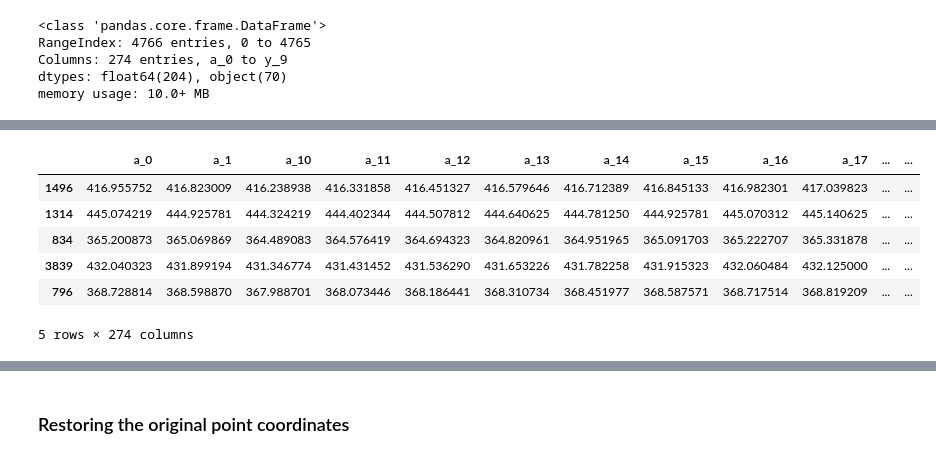
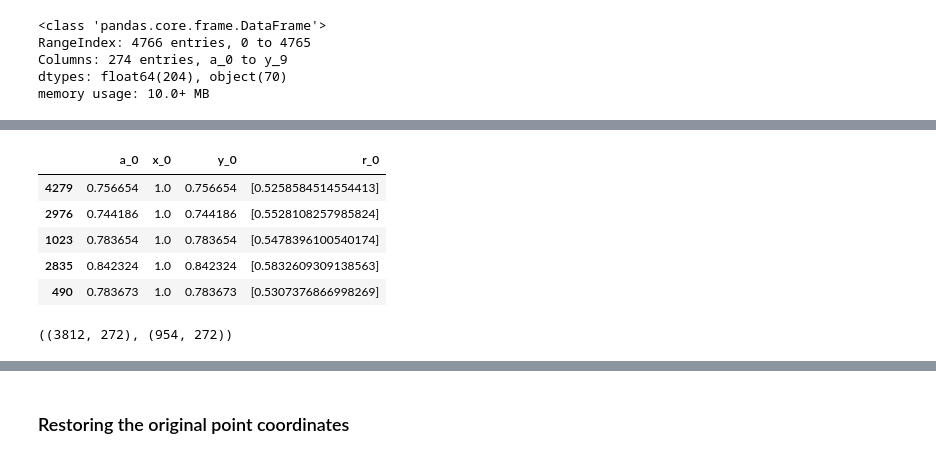
Before and after one commit to yuriimchg/emotions_from_webcam, a Jupyter notebook: training/research.ipynb, the cells around one changed output, grey strips where cells are left out. Drawn from its saved outputs; the diff is of its cells as text; code cells hidden in the pictures.

```diff
--- a/training/research.ipynb
+++ b/training/research.ipynb
@@ -108,28 +111,29 @@ def shape_to_np(shape, dtype="int", landmarks_count=68):
     return point
 
 
-def get_normalized_coords(shape, w, h):
+def get_normalized_coords(shape):
     face_landmarks = np.zeros(shape.shape)
 
     x_max = shape[:, 0].max()
+    x_min = shape[:, 0].min()
     y_max = shape[:, 1].max()
-    x_min = shape[:, 0].min()
     y_min = shape[:, 1].min()
 
     face_landmarks[:, 0] = (x_max - shape[:, 0]) / (x_max - x_min)
-    face_landmarks[:, 1] = (y_max - shape[:, 1] / (y_max - y_min))
+    face_landmarks[:, 1] = (y_max - shape[:, 1]) / (y_max - y_min)
 
     return face_landmarks
 
 
-def get_radius_vector(norm_shape, x_c, y_c):
+def get_radius_vector(norm_shape):
     x, y = np.split(np.array(norm_shape), 2, axis=1)
+    x_c, y_c = np.mean(norm_shape, axis=0)
     return np.sqrt(np.square(x - x_c) + np.square(y - y_c))
 
 
 def get_angle(norm_shape):
     x, y = np.split(np.array(norm_shape), 2, axis=1)
-    return np.arctan([x / y])
+    return np.arctan(x / y)
 
 
 def get_face_landmarks(img_name, img_array, predictor):
@@ -143,13 +147,15 @@ def get_face_landmarks(img_name, img_array, predictor):
         if i > 1:
             print(f'{img_name} seems to fail')
             break
+
         face_detector = predictor(gray_image, rect)
         shape = shape_to_np(face_detector)
-        shape = get_normalized_coords(shape, w, h)
-        radius_vector = get_radius_vector(shape, w, h)
+        shape = get_normalized_coords(shape)
+
+        radius_vector = get_radius_vector(shape)
         angle = get_angle(shape)
 
-        return shape, radius_vector, angle
+        return shape, radius_vector.astype(float), angle
 # %%
 #!pip install atpbar
 from atpbar import atpbar
@@ -216,15 +211,14 @@ df2.describe()
 # %%
 df2 = df2.sample(frac=1)
 # %%
-df2.head()
+df2[['a_0', 'x_0', 'y_0', 'r_0']].head()
 # %% [output]
-|  | a_0 | a_1 | a_10 | a_11 | a_12 | a_13 | a_14 | a_15 | a_16 | a_17 | ... | ... |
-| 1496 | 416.955752 | 416.823009 | 416.238938 | 416.331858 | 416.451327 | 416.579646 | 416.712389 | 416.845133 | 416.982301 | 417.039823 | ... | ... |
-| 1314 | 445.074219 | 444.925781 | 444.324219 | 444.402344 | 444.507812 | 444.640625 | 444.781250 | 444.925781 | 445.070312 | 445.140625 | ... | ... |
-| 834 | 365.200873 | 365.069869 | 364.489083 | 364.576419 | 364.694323 | 364.820961 | 364.951965 | 365.091703 | 365.222707 | 365.331878 | ... | ... |
-| 3839 | 432.040323 | 431.899194 | 431.346774 | 431.431452 | 431.536290 | 431.653226 | 431.782258 | 431.915323 | 432.060484 | 432.125000 | ... | ... |
-| 796 | 368.728814 | 368.598870 | 367.988701 | 368.073446 | 368.186441 | 368.310734 | 368.451977 | 368.587571 | 368.717514 | 368.819209 | ... | ... |
+|  | a_0 | x_0 | y_0 | r_0 |
+| 4279 | 0.756654 | 1.0 | 0.756654 | [0.5258584514554413] |
+| 2976 | 0.744186 | 1.0 | 0.744186 | [0.5528108257985824] |
+| 1023 | 0.783654 | 1.0 | 0.783654 | [0.5478396100540174] |
+| 2835 | 0.842324 | 1.0 | 0.842324 | [0.5832609309138563] |
+| 490 | 0.783673 | 1.0 | 0.783673 | [0.5307376866998269] |
-5 rows × 274 columns
 # %%
 from sklearn.model_selection import train_test_split
 from sklearn.preprocessing import LabelEncoder
@@ -243,2 +237,8 @@ df2 = df2.drop(['emotion', 'image'], axis=1)
 # %%
 X_train, X_test, y_train, y_test = train_test_split(df2, y, test_size=0.2)
+
+X_train = X_train.as_matrix()
+X_test = X_test.as_matrix()
+X_train.shape, X_test.shape
+# %% [output]
+((3812, 272), (954, 272))
```
Also changed, not shown: parts of 20 cells of this notebook.
